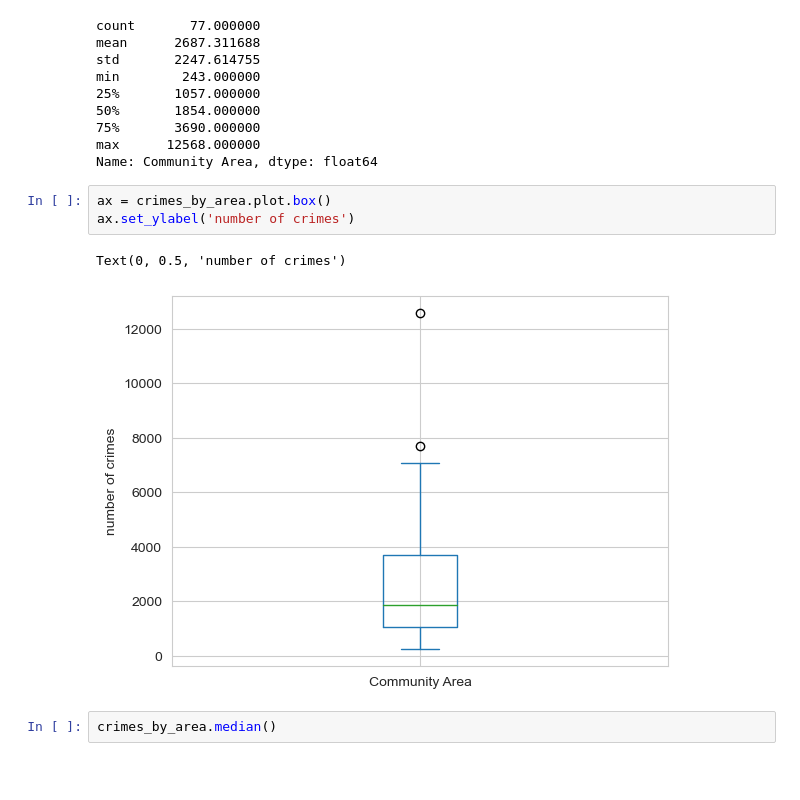
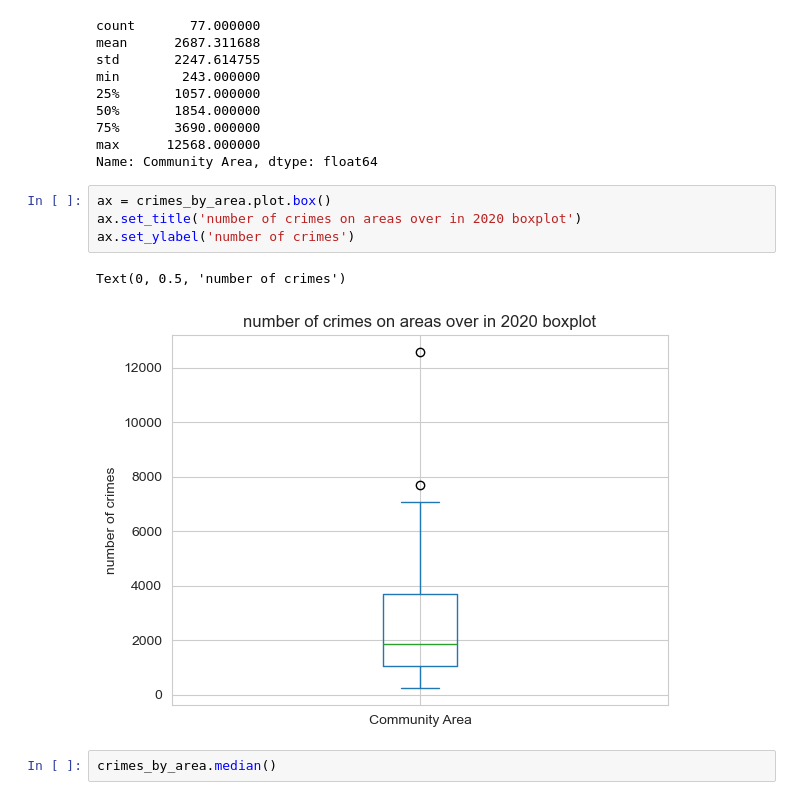
Before and after one commit to COMP5152TEAMWORK/Chicago-Crimes-Analysis, a Jupyter notebook: Chicago Crime Analysis.ipynb, the cells around one changed output. Cells and saved outputs as stored; diff of their text form; blank space fills up the shorter version.

```diff
--- a/Chicago Crime Analysis.ipynb
+++ b/Chicago Crime Analysis.ipynb
@@ -142,10 +143,11 @@ max      12568.000000
 Name: Community Area, dtype: float64
 # %%
 ax = crimes_by_area.plot.box()
+ax.set_title('number of crimes on areas over in 2020 boxplot')
 ax.set_ylabel('number of crimes')
 # %% [output]
 Text(0, 0.5, 'number of crimes')
-[figure, old version]
+[figure, new version]
 # %%
 crimes_by_area.median()
 # %% [output]
```
Also changed, not shown: parts of 9 cells of this notebook.
